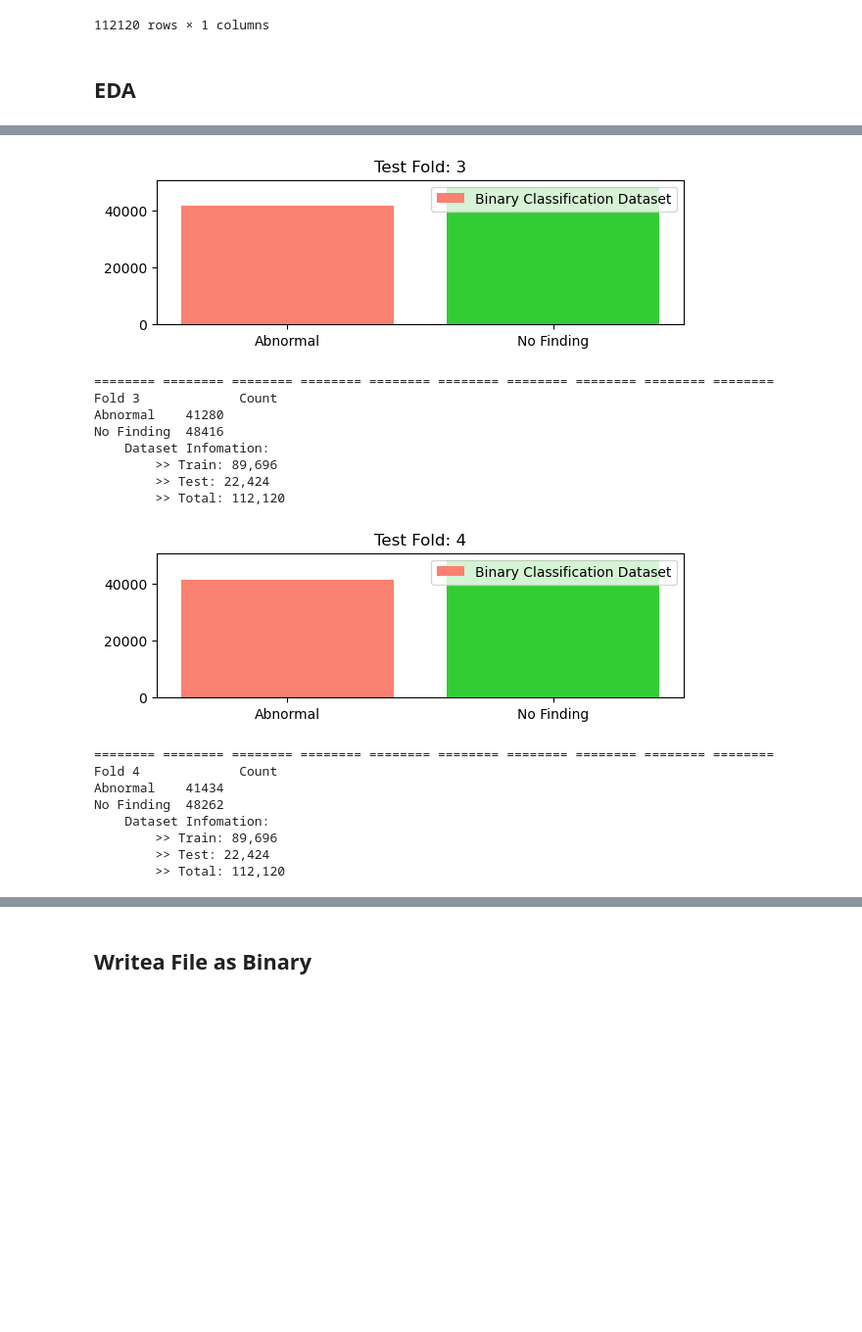
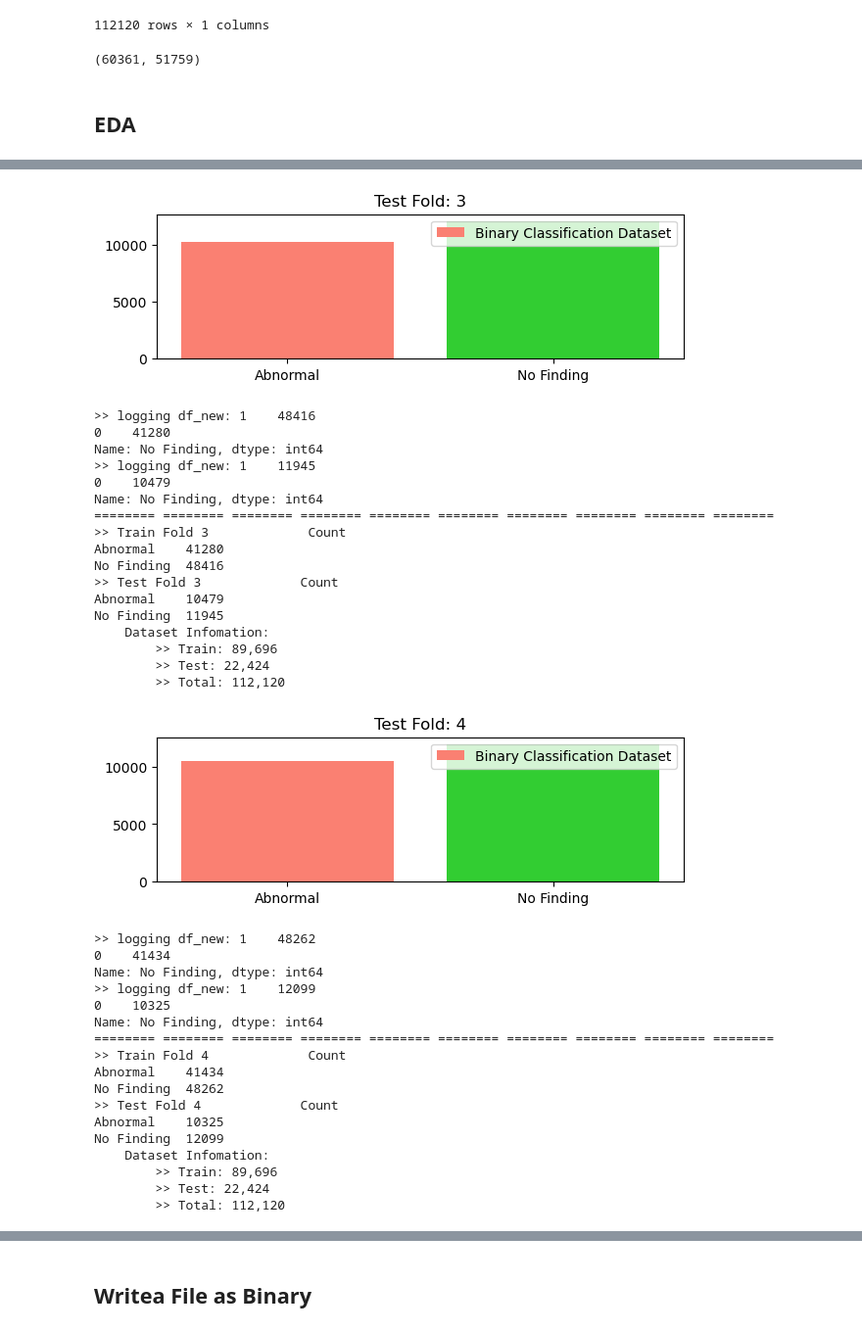
Before and after one commit to chonsawat/ChestXray-14, a Jupyter notebook: experiments/Binary-Classification-Model/WriteFilesForTrainning - Binary Classification.ipynb, the cells around one changed output, grey strips where cells are left out. Shown at 98% size. Drawn from its saved outputs; the diff is of its cells as text; code cells hidden in the pictures; blank space fills up the shorter version.

```diff
--- a/experiments/Binary-Classification-Model/WriteFilesForTrainning - Binary Classification.ipynb
+++ b/experiments/Binary-Classification-Model/WriteFilesForTrainning - Binary Classification.ipynb
@@ -85,16 +83,31 @@ df_temp
 | /home/jovyan/ChestXray-14/dataset... | 0 |
 | /home/jovyan/ChestXray-14/dataset... | 1 |
 112120 rows × 1 columns
+# %%
+(df_temp['No Finding'] == 1).sum(), (df_temp['No Finding'] == 0).sum()
+# %% [output]
+(60361, 51759)
 # %% [markdown]
 ## EDA
 # %%
 import matplotlib.pyplot as plt
 
-def plot_label_histogram(fold_num, df_train):
+def plot_label_histogram(fold_num, df_train, df_test):
+
+    count_class_train = {}
+    for each_class in df_train.columns[:] :
+        df_new = df_train[each_class].value_counts()
+        print(">> logging", "df_new:", df_new)
+        count_class_train["Abnormal"] = [df_new[0]]
+        count_class_train[df_new.name] = [df_new[1]]
+
+    df_count_class_train = pd.DataFrame(count_class_train).T
+    df_count_class_train.set_axis(["Count"], axis="columns", inplace=True)
 
     count_class = {}
-    for each_class in df_train.columns[:] :
-        df_new = df_train[each_class].value_counts()
+    for each_class in df_test.columns[:] :
+        df_new = df_test[each_class].value_counts()
+        print(">> logging", "df_new:", df_new)
         count_class["Abnormal"] = [df_new[0]]
         count_class[df_new.name] = [df_new[1]]
 
@@ -102,7 +115,8 @@ def plot_label_histogram(fold_num, df_train):
     df_count_class.set_axis(["Count"], axis="columns", inplace=True)
 
     print("======== " * 10)
-    print(f"Fold {fold_num}", df_count_class)
+    print(f">> Train Fold {fold_num}", df_count_class_train)
+    print(f">> Test Fold {fold_num}", df_count_class)
 
     print(f"""\
     Dataset Infomation:
@@ -137,5 +151,5 @@ for (fold_num, (df_train, df_test)) in enumerate([
     (pd.concat([df1, df2, df3, df4]), df5)
         ]):
 
-    plot_label_histogram(fold_num, df_train)
+    plot_label_histogram(fold_num, df_train, df_test)
 # %% [output]
@@ -164,21 +205,39 @@ No Finding  48244
     Dataset Infomation:
         >> Train: 89,696
         >> Test: 22,424
         >> Total: 112,120
-[figure, old version]
+[figure, new version]
+>> logging df_new: 1    48416
+0    41280
+Name: No Finding, dtype: int64
+>> logging df_new: 1    11945
+0    10479
+Name: No Finding, dtype: int64
 ======== ======== ======== ======== ======== ======== ======== ======== ======== ========
-Fold 3             Count
+>> Train Fold 3             Count
 Abnormal    41280
 No Finding  48416
+>> Test Fold 3             Count
+Abnormal    10479
+No Finding  11945
     Dataset Infomation:
         >> Train: 89,696
         >> Test: 22,424
         >> Total: 112,120
-[figure, old version]
+[figure, new version]
+>> logging df_new: 1    48262
+0    41434
+Name: No Finding, dtype: int64
+>> logging df_new: 1    12099
+0    10325
+Name: No Finding, dtype: int64
 ======== ======== ======== ======== ======== ======== ======== ======== ======== ========
-Fold 4             Count
+>> Train Fold 4             Count
 Abnormal    41434
 No Finding  48262
+>> Test Fold 4             Count
+Abnormal    10325
+No Finding  12099
     Dataset Infomation:
         >> Train: 89,696
         >> Test: 22,424
```
Also changed, not shown: parts of 3 cells of this notebook, 33 other files.
